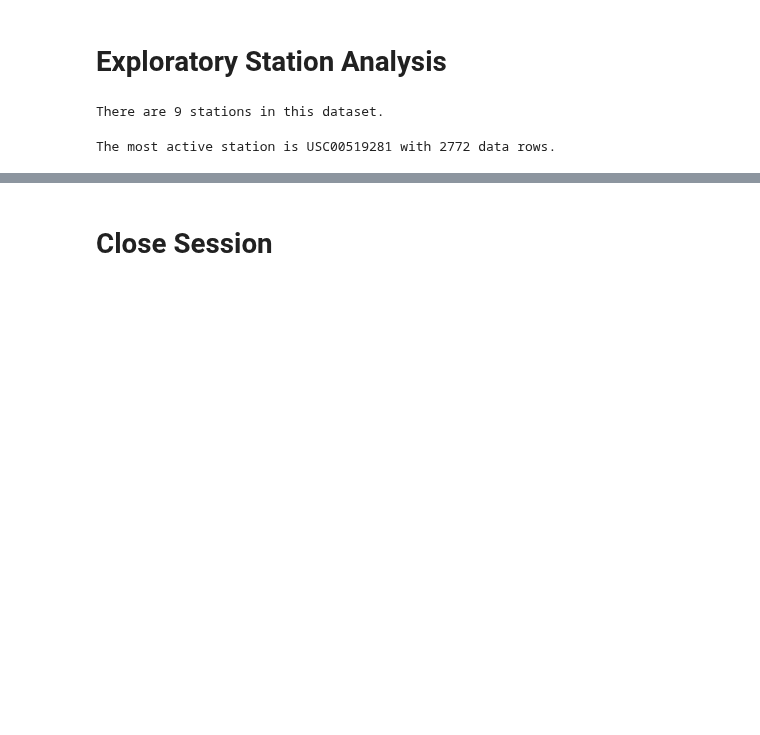
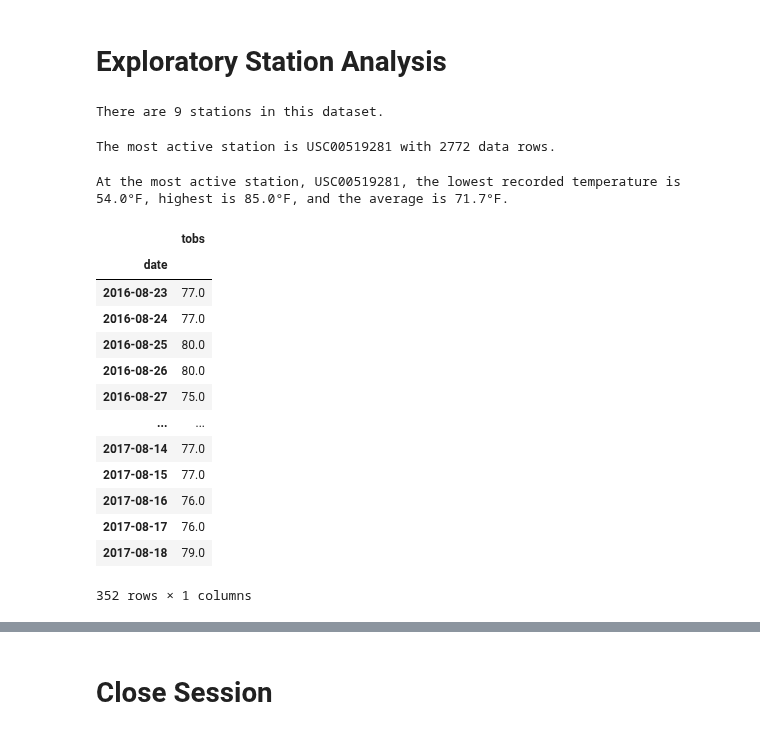
Before and after one commit to wallago-caite/sqlalchemy-challenge, a Jupyter notebook: SurfsUp/climate_starter.ipynb, the cells around one changed output, grey strips where cells are left out. Drawn from its saved outputs; the diff is of its cells as text; code cells hidden in the pictures; blank space fills up the shorter version.

```diff
--- a/SurfsUp/climate_starter.ipynb
+++ b/SurfsUp/climate_starter.ipynb
@@ -215,2 +221,54 @@ The most active station is USC00519281 with 2772 data rows.
+# %%
+# Using the most active station id from the previous query, calculate the lowest, highest, and average temperature.
+
+#expanded query
+# lowest = session.query(func.min(Measurement.tobs)).filter(Measurement.station == max_station).all()
+# #returns a tuple so the value is within the tuple within the list again
+# lowest[0][0]
+
+# highest = session.query(func.max(Measurement.tobs)).filter(Measurement.station == max_station).all()
+# highest[0][0]
+
+# average = session.query(func.avg(Measurement.tobs)).filter(Measurement.station == max_station).all()
+# round(average[0][0],2)
+
+#simplified query
+temperature_data = session.query(
+    func.min(Measurement.tobs),
+    func.max(Measurement.tobs),
+    func.avg(Measurement.tobs),
+).filter(
+    Measurement.station == max_station
+).all()
+
+lowest, highest, average = temperature_data[0]
+
+print(f'At the most active station, {max_station}, the lowest recorded temperature is {lowest}°F, highest is {highest}°F, and the average is {average:.1f}°F.')
+# %% [output]
+At the most active station, USC00519281, the lowest recorded temperature is 54.0°F, highest is 85.0°F, and the average is 71.7°F.
 # %%
 # Using the most active station id, query the last 12 months of temperature observation data for this station and plot the results as a histogram
+tobs_max_station = session.query(Measurement.date,
+                                 Measurement.tobs
+                                ).filter(Measurement.station == max_station
+                                        ).filter(Measurement.date >= one_year_prior_date
+                                                ).all()
+
+df_tobs = pd.DataFrame(tobs_max_station)
+df_tobs = df_tobs.set_index('date')
+display(df_tobs)
+# %% [output]
+|  | tobs |
+| date |  |
+| 2016-08-23 | 77.0 |
+| 2016-08-24 | 77.0 |
+| 2016-08-25 | 80.0 |
+| 2016-08-26 | 80.0 |
+| 2016-08-27 | 75.0 |
+| ... | ... |
+| 2017-08-14 | 77.0 |
+| 2017-08-15 | 77.0 |
+| 2017-08-16 | 76.0 |
+| 2017-08-17 | 76.0 |
+| 2017-08-18 | 79.0 |
+352 rows × 1 columns
```
Also changed, not shown: parts of 5 cells of this notebook, 2 other files.
